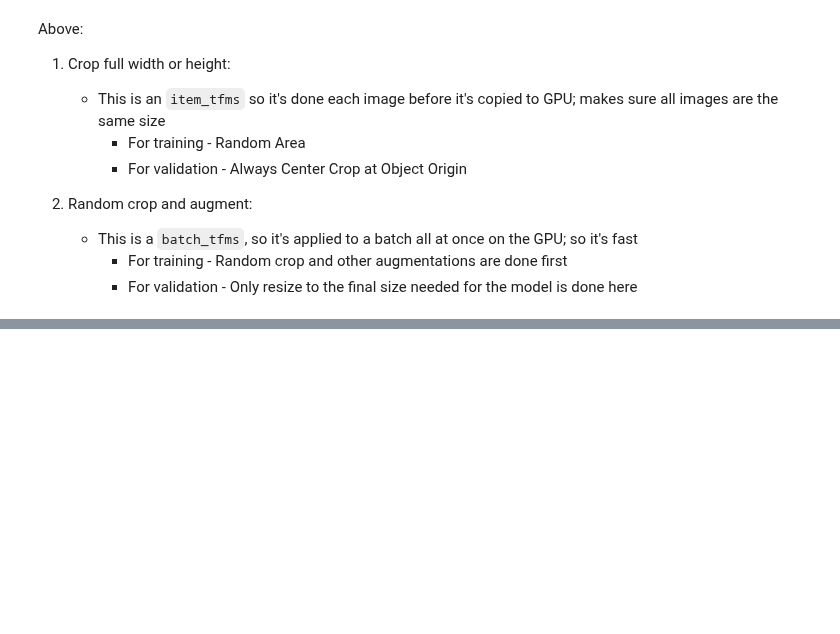
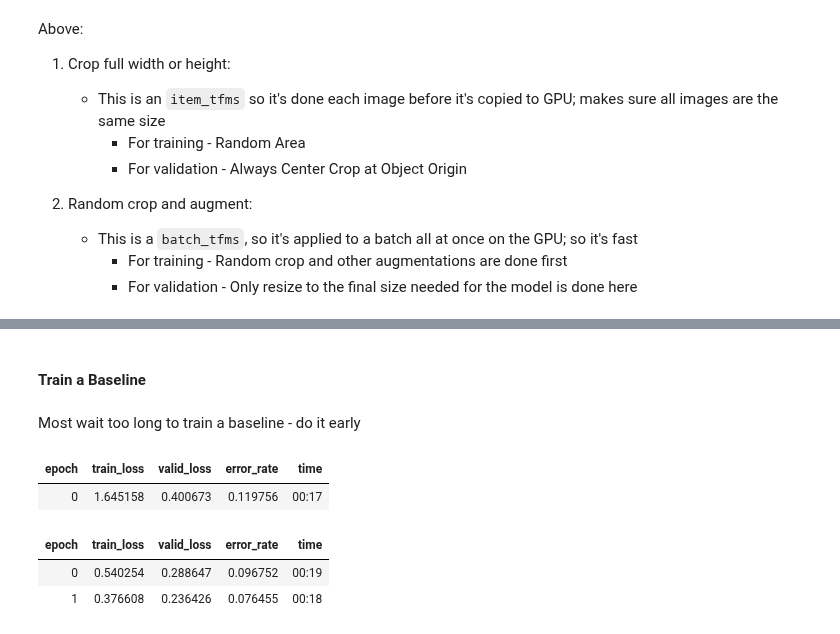
Before and after one commit to peterbull/deep-learning-projects, a Jupyter notebook: ch_5_notes/05_pet_breeds.ipynb, the cells around one changed output, grey strips where cells are left out. Saved outputs shown, nothing was run; the diff lists cells and outputs as text; code cells hidden in the pictures; blank space fills up the shorter version.

```diff
--- a/ch_5_notes/05_pet_breeds.ipynb
+++ b/ch_5_notes/05_pet_breeds.ipynb
@@ -216,0 +247,13 @@ AttributeError: 'function' object has no attribute 'count'
+# %% [markdown]
+#### Train a Baseline
+# %% [markdown]
+Most wait too long to train a baseline - do it early
+# %%
+learn = vision_learner(dls, resnet18, metrics=error_rate)
+learn.fine_tune(2)
+# %% [output]
+| epoch | train_loss | valid_loss | error_rate | time |
+| 0 | 1.645158 | 0.400673 | 0.119756 | 00:17 |
+| epoch | train_loss | valid_loss | error_rate | time |
+| 0 | 0.540254 | 0.288647 | 0.096752 | 00:19 |
+| 1 | 0.376608 | 0.236426 | 0.076455 | 00:18 |
```
Also changed, not shown: parts of 6 cells of this notebook.
